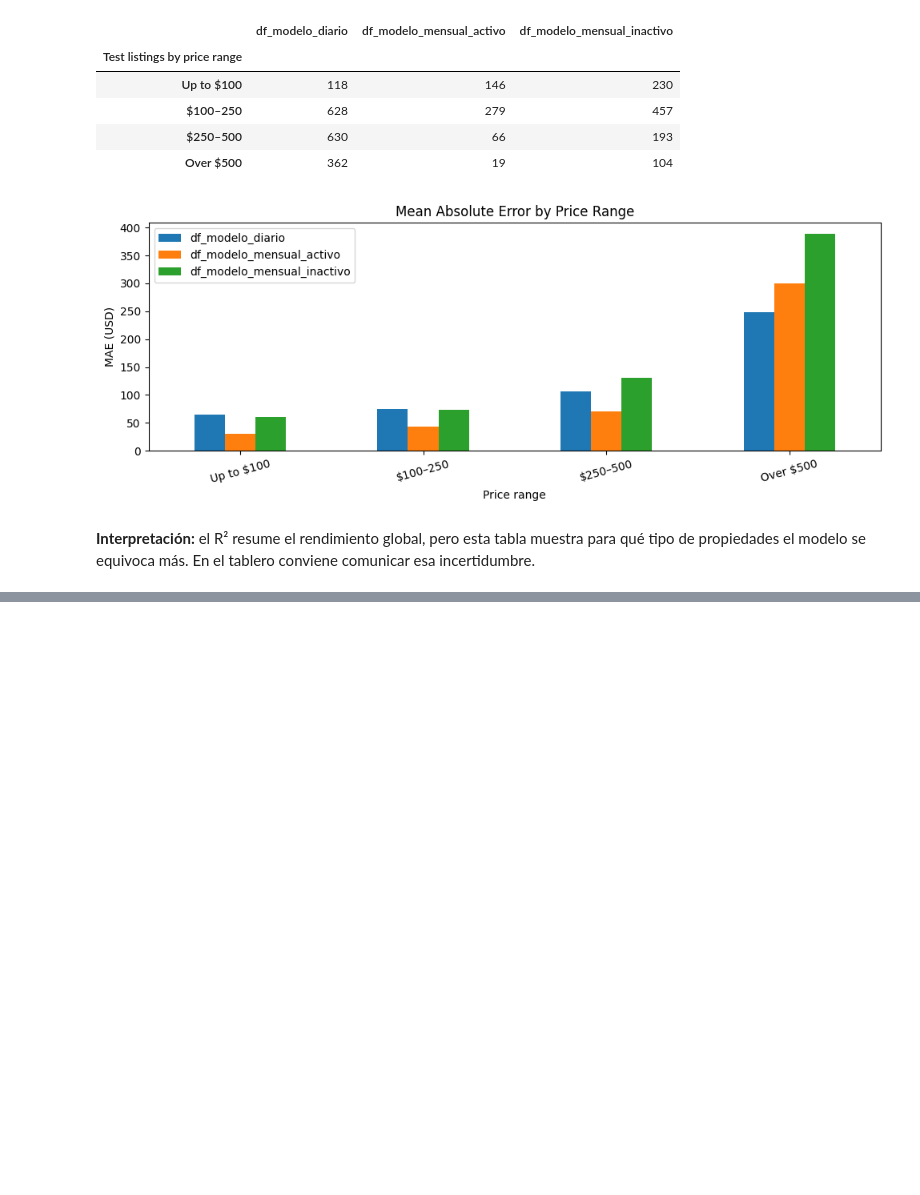
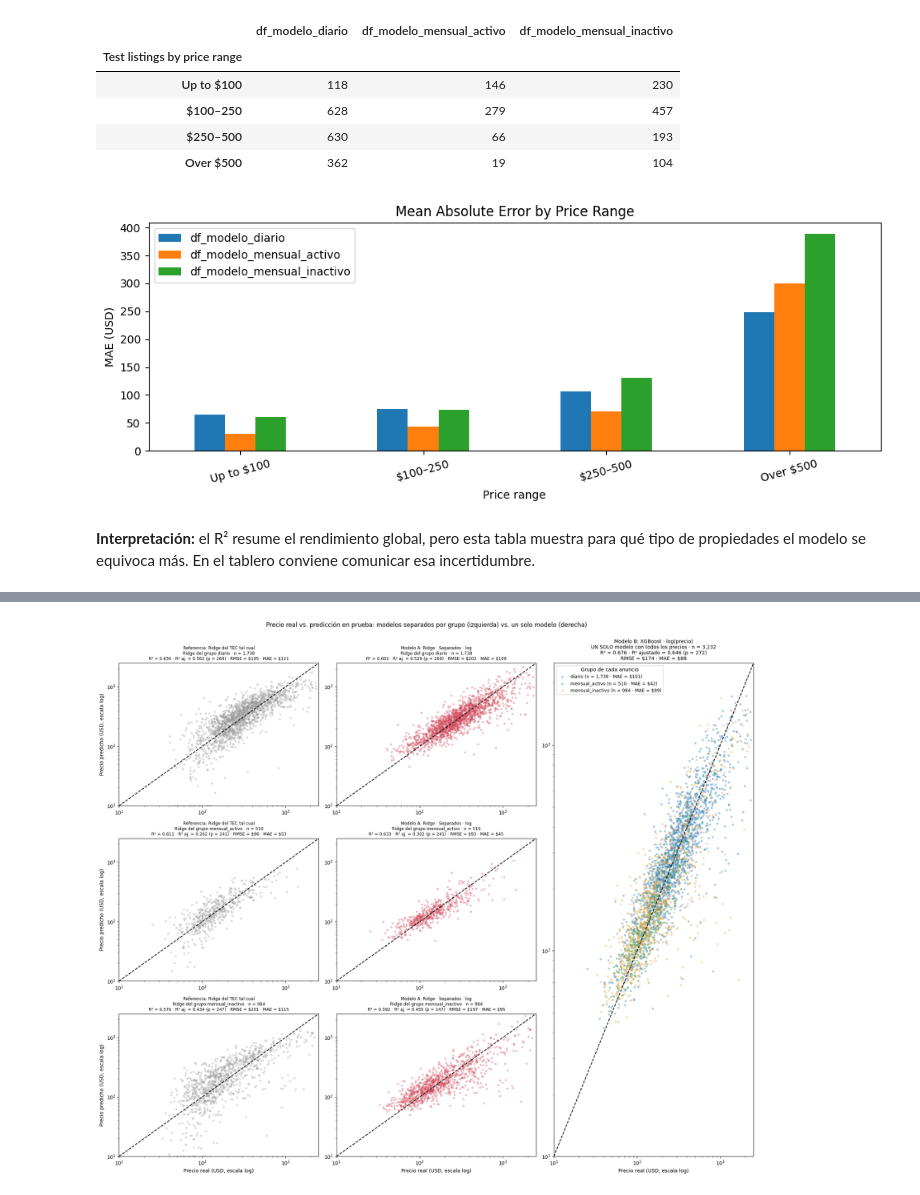
Before and after one commit to andrw4-4/airbnb-la-stay-actd, a Jupyter notebook: notebooks/LA_LA_Stay_.ipynb, the cells around one changed output, grey strips where cells are left out. Drawn from its saved outputs; the diff is of its cells as text; code cells hidden in the pictures; blank space fills up the shorter version.

```diff
--- a/notebooks/LA_LA_Stay_.ipynb
+++ b/notebooks/LA_LA_Stay_.ipynb
@@ -1456,0 +1864,70 @@ plt.show()
+# %%
+# Columnas del Ridge de cada grupo (mismas variables y datos para la Referencia y el Modelo A separado)
+cols_by_group = {name: d['model'].named_steps['prepare'].transform(d['X_test'].head(1)).shape[1] for name, d in datasets.items()}
+separated_models = {n: p for n, p in final_models.items() if not n.startswith('Modelo B')}
+single_name = next((n for n in final_models if n.startswith('Modelo B')), None)
+
+def metrics_with_p(y, p_hat, p_cols):
+    r2 = r2_score(y, p_hat)
+    return {'R²': r2, 'R² ajustado': adjusted_r2(r2, len(y), p_cols),
+            'RMSE ($)': np.sqrt(mean_squared_error(y, p_hat)), 'MAE ($)': mean_absolute_error(y, p_hat)}
+
+group_names = list(datasets)
+group_colors = {'df_modelo_diario': '#2a7ab9', 'df_modelo_mensual_activo': '#2e9e5b', 'df_modelo_mensual_inactivo': '#e8a33d'}
+n_sep = len(separated_models)
+fig = plt.figure(figsize=(6.2 * (n_sep + 1), 5.2 * len(group_names)))
+gs = fig.add_gridspec(len(group_names), n_sep + 1)
+per_model_rows = []
+
+# Modelos separados (3 Ridge cada uno): una fila por grupo
+for i, group in enumerate(group_names):
+    mask = test_all['dataset'] == group
+    y = test_all.loc[mask, 'price_num']
+    for j, (model_name, pred) in enumerate(separated_models.items()):
+        p_cols = cols_by_group[group]
+        m = metrics_with_p(y, pred[mask], p_cols)
+        per_model_rows.append({'modelo': model_name, 'submodelo / evaluación': f'Ridge del grupo {group}',
+                               'anuncios de prueba': len(y), 'p (columnas)': p_cols, **m})
+        ax = fig.add_subplot(gs[i, j])
+        ax.scatter(y, np.clip(pred[mask], 10, None), alpha=0.3, s=10, color=colors[j])
+        ax.plot([10, 2500], [10, 2500], '--', color='black')
+        ax.set_xscale('log'); ax.set_yscale('log'); ax.set_xlim(10, 2500); ax.set_ylim(10, 2500)
+        ax.set_title(f"{model_name}\nRidge del grupo {group.replace('df_modelo_', '')} · n = {len(y):,}\n"
+                     f"R² = {m['R²']:.3f} · R² aj. = {m['R² ajustado']:.3f} (p = {p_cols}) · "
+                     f"RMSE = \\${m['RMSE ($)']:.0f} · MAE = \\${m['MAE ($)']:.0f}", fontsize=8.5)
+        if i == len(group_names) - 1:
+            ax.set_xlabel('Precio real (USD, escala log)')
+        if j == 0:
+            ax.set_ylabel('Precio predicho (USD, escala log)')
+
+# Modelo B: un solo XGBoost con todos los anuncios, coloreados por grupo
+if single_name is not None:
+    ax = fig.add_subplot(gs[:, n_sep])
+    y_all, pred_all = test_all['price_num'], final_models[single_name]
+    p_cols = P_COLUMNS[single_name]
+    m = metrics_with_p(y_all, pred_all, p_cols)
+    per_model_rows.append({'modelo': single_name, 'submodelo / evaluación': 'Un solo modelo · todos los anuncios',
+                           'anuncios de prueba': len(y_all), 'p (columnas)': p_cols, **m})
+    for group in group_names:
+        mask = test_all['dataset'] == group
+        mg = metrics_with_p(y_all[mask], pred_all[mask], p_cols)
+        per_model_rows.append({'modelo': single_name, 'submodelo / evaluación': f'Mismo modelo · evaluado en {group}',
+                               'anuncios de prueba': int(mask.sum()), 'p (columnas)': p_cols, **mg})
+        ax.scatter(y_all[mask], np.clip(pred_all[mask], 10, None), alpha=0.35, s=10, color=group_colors[group],
+                   label=f"{group.replace('df_modelo_', '')} (n = {mask.sum():,} · MAE = \\${mg['MAE ($)']:.0f})")
+    ax.plot([10, 2500], [10, 2500], '--', color='black')
+    ax.set_xscale('log'); ax.set_yscale('log'); ax.set_xlim(10, 2500); ax.set_ylim(10, 2500)
+    ax.set_title(f"{single_name}\nUN SOLO modelo con todos los precios · n = {len(y_all):,}\n"
+                 f"R² = {m['R²']:.3f} · R² ajustado = {m['R² ajustado']:.3f} (p = {p_cols})\n"
+                 f"RMSE = \\${m['RMSE ($)']:.0f} · MAE = \\${m['MAE ($)']:.0f}", fontsize=10)
+    ax.set_xlabel('Precio real (USD, escala log)')
+    ax.legend(title='Grupo de cada anuncio', loc='upper left', fontsize=9)
+
+fig.suptitle('Precio real vs. predicción en prueba: modelos separados por grupo (izquierda) vs. un solo modelo (derecha)', y=1.0)
+plt.tight_layout()
+plt.show()
+
+per_model_metrics = pd.DataFrame(per_model_rows).set_index(['modelo', 'submodelo / evaluación'])
+per_model_metrics.round(3)
+# %% [output]
+[figure, added]
```
Also changed, not shown: parts of 33 cells of this notebook.
